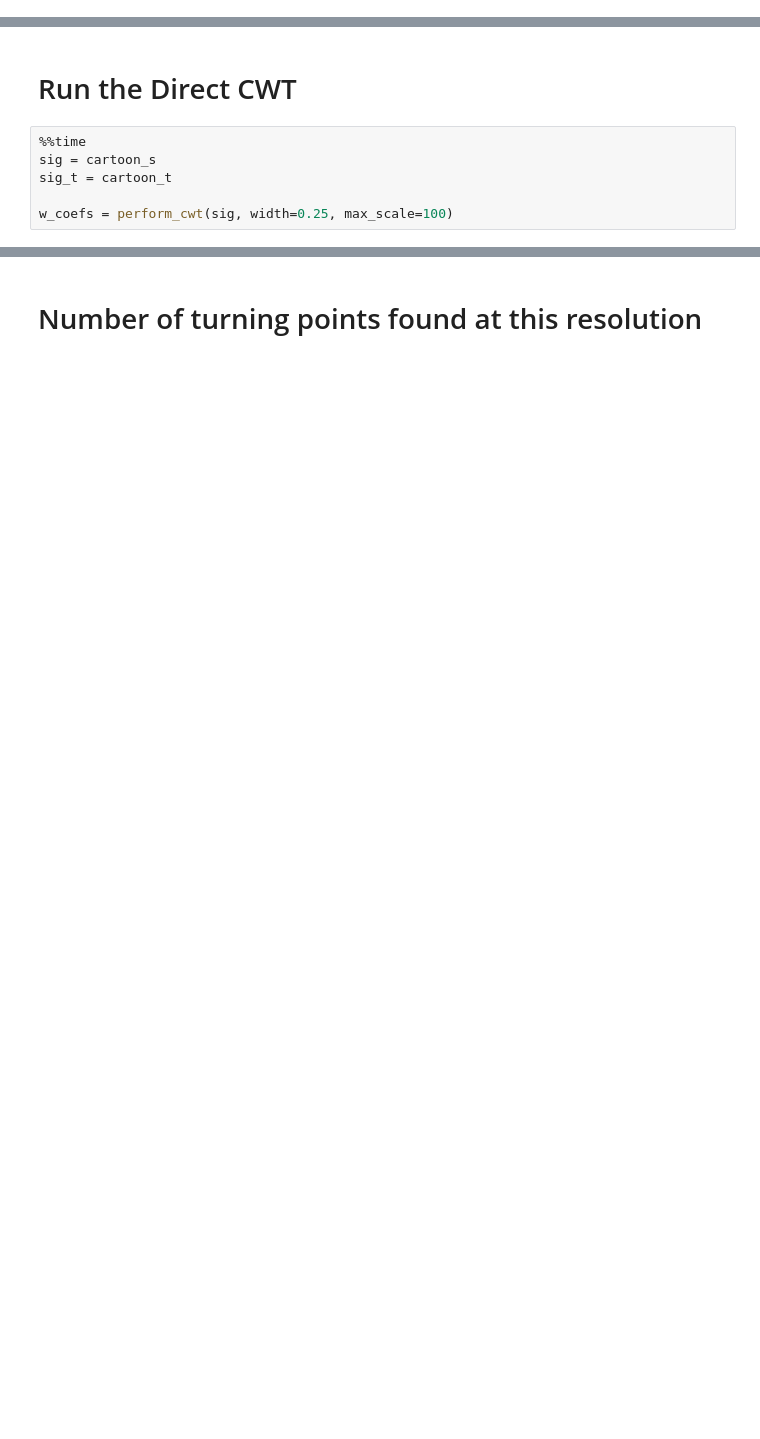
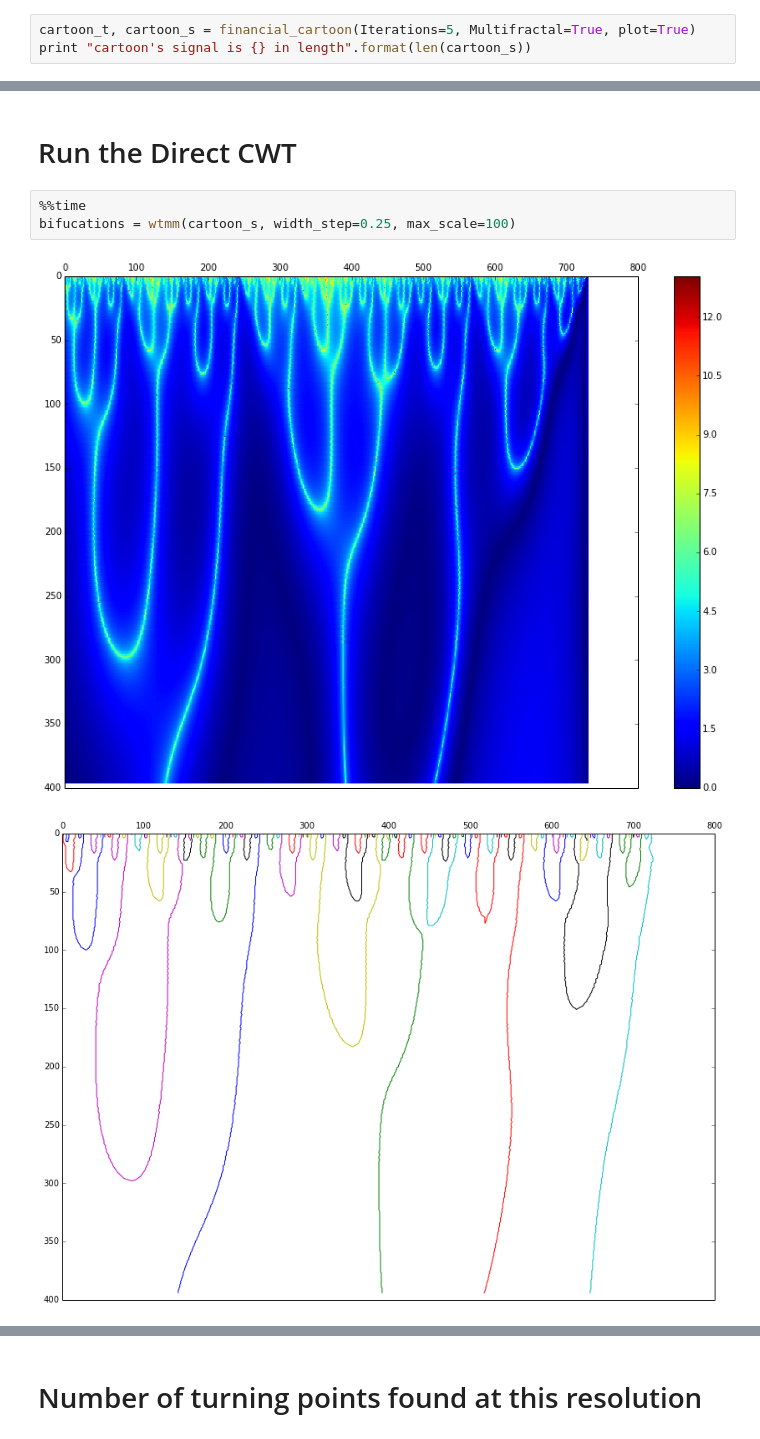
Before and after one commit to buckie/wtmm-python, a Jupyter notebook: notebooks/version 0.2 demo.ipynb, the cells around one changed output, grey strips where cells are left out. Saved outputs shown, nothing was run; the diff lists cells and outputs as text; blank space fills up the shorter version.

```diff
--- a/notebooks/version 0.2 demo.ipynb
+++ b/notebooks/version 0.2 demo.ipynb
@@ -87,0 +12,3 @@ cartoon's signal is 730 in length
+# %%
+cartoon_t, cartoon_s = financial_cartoon(Iterations=5, Multifractal=True, plot=True)
+print "cartoon's signal is {} in length".format(len(cartoon_s))
@@ -95,8 +31,7 @@ interact(forgery, Multifractal=CheckboxWidget(value=True), Iterations=(0, 9, 1))
 # Run the Direct CWT
 # %%
 %%time
-sig = cartoon_s
-sig_t = cartoon_t
-
-w_coefs = perform_cwt(sig, width=0.25, max_scale=100)
+bifucations = wtmm(cartoon_s, width_step=0.25, max_scale=100)
 # %% [output]
+[figure, added]
+[figure, added]
```
Also changed, not shown: parts of 13 cells of this notebook, 2 other files.
